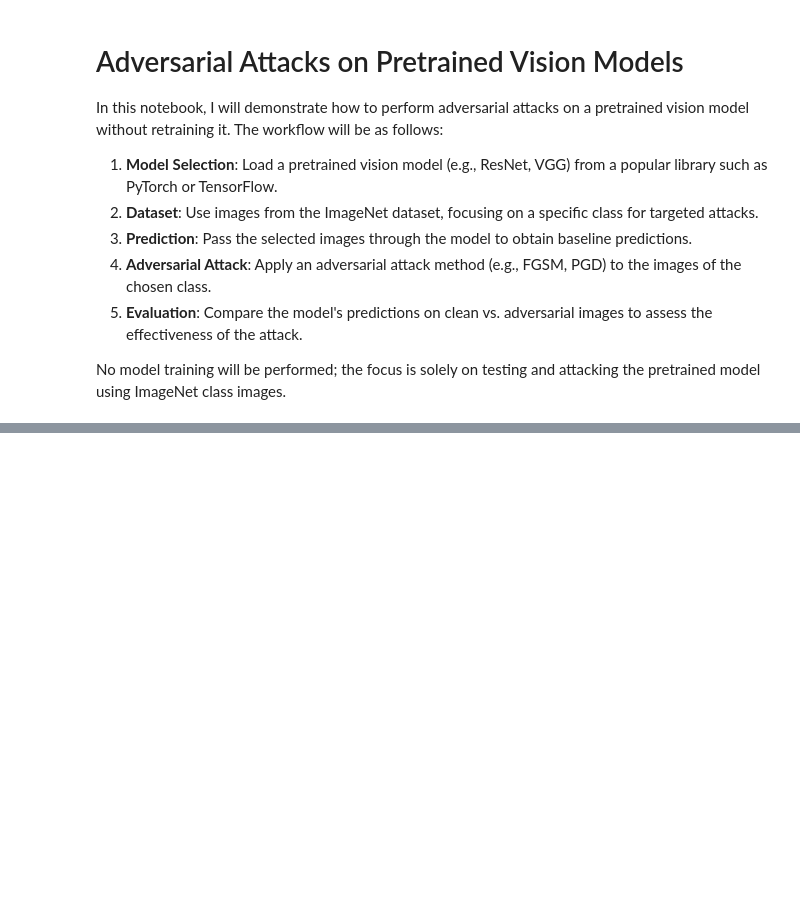
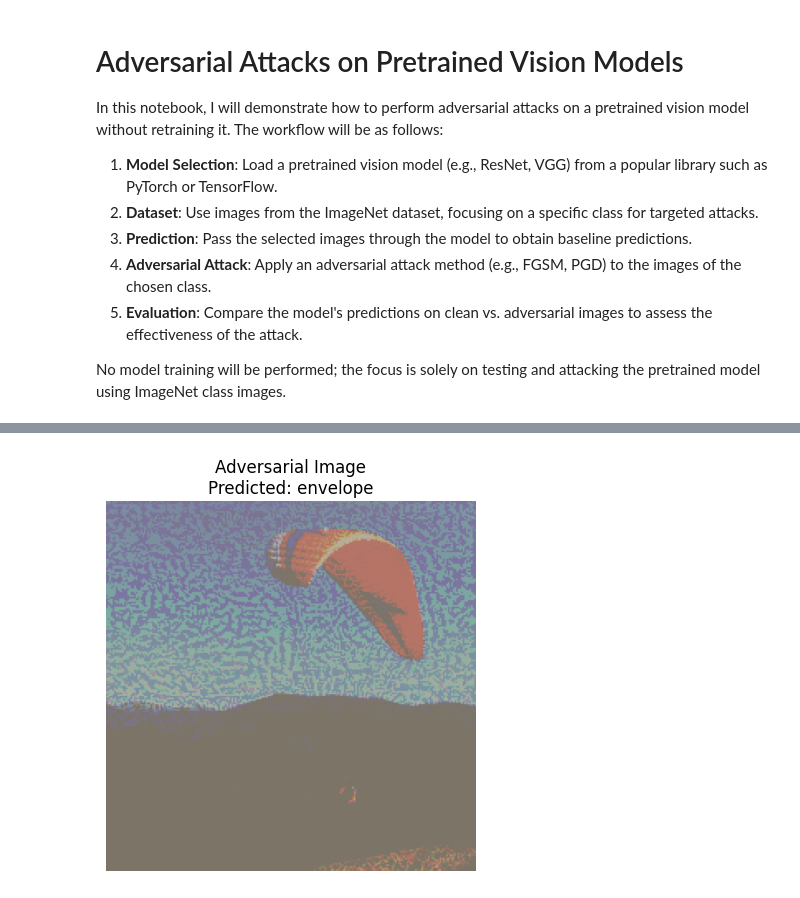
Before and after one commit to seba20-0/Adversarial-Attacks-on-YOLO, a Jupyter notebook: classification/classification_example.ipynb, the cells around one changed output, grey strips where cells are left out. Saved outputs shown, nothing was run; the diff lists cells and outputs as text; code cells hidden in the pictures; blank space fills up the shorter version.

```diff
--- a/classification/classification_example.ipynb
+++ b/classification/classification_example.ipynb
@@ -148,0 +147,13 @@ plt.show()
+# %%
+# Predict the label of the adversarial image
+with torch.no_grad():
+    adv_output = model(adv_image)
+    _, adv_predicted = adv_output.max(1)
+
+# Show adversarial image with predicted label
+plt.imshow(adv_img_np)
+plt.axis('off')
+plt.title(f'Adversarial Image\nPredicted: {labels[adv_predicted.item()]}')
+plt.show()
+# %% [output]
+[figure, added]
```
Also changed, not shown: parts of 10 cells of this notebook.
